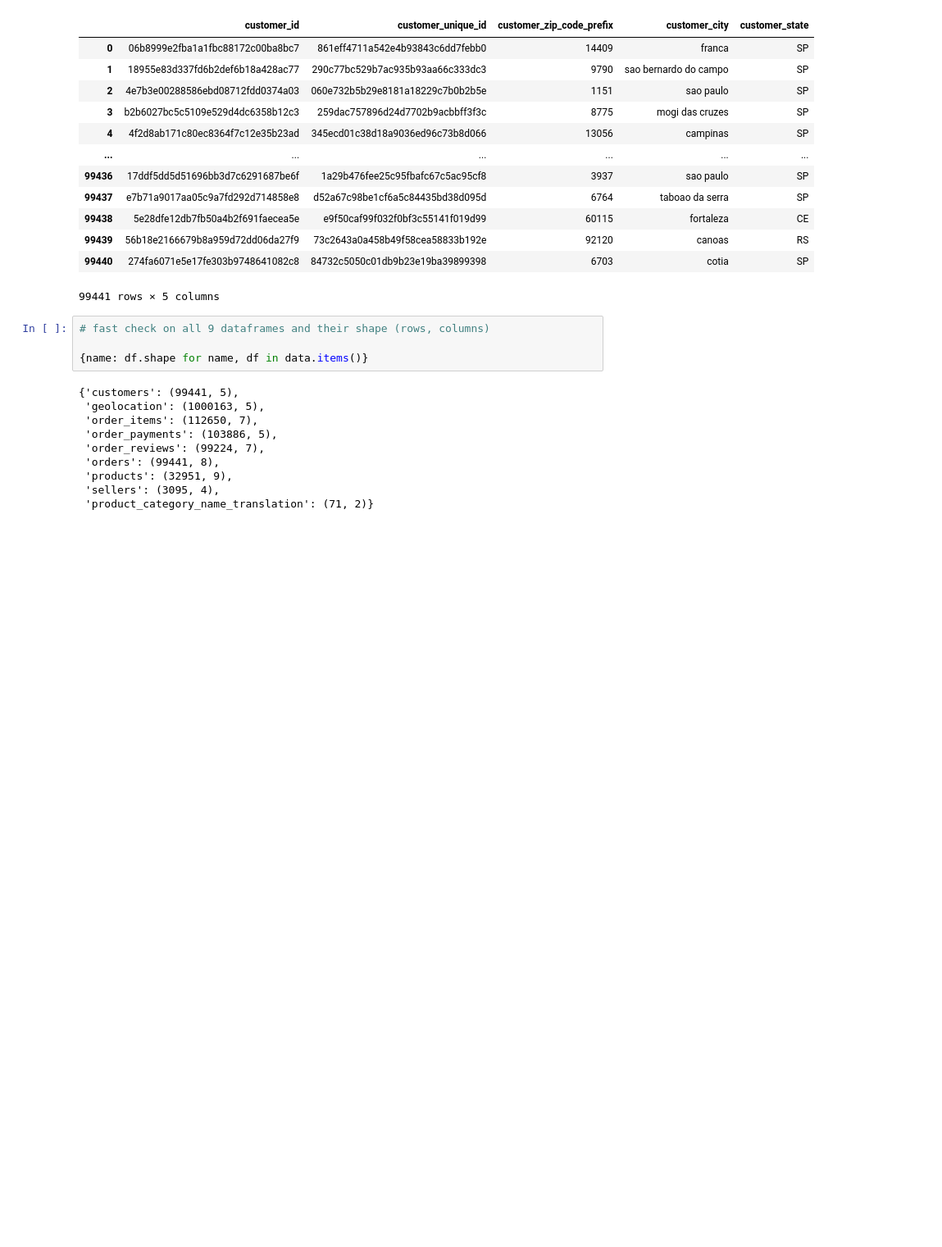
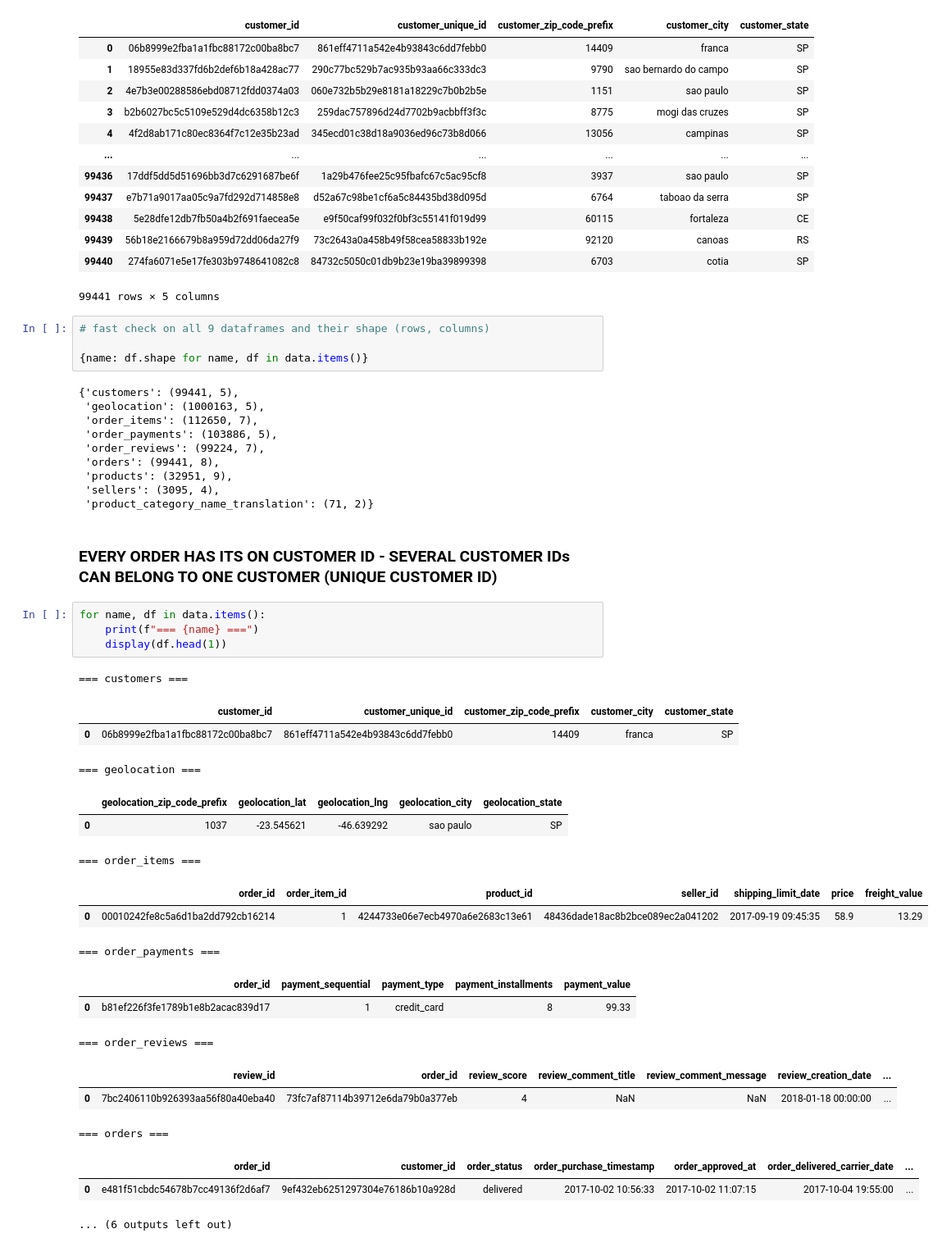
Before and after one commit to bschwirtzke/olist-profit-analysis, a Jupyter notebook: notebooks/01_data_understanding.ipynb, the cells around one changed output. Shown at 82% size. Cells and saved outputs as stored; diff of their text form; blank space fills up the shorter version.

```diff
--- a/notebooks/01_data_understanding.ipynb
+++ b/notebooks/01_data_understanding.ipynb
@@ -203,3 +203,29 @@ data["customers"]
  'products': (32951, 9),
  'sellers': (3095, 4),
  'product_category_name_translation': (71, 2)}
+# %% [markdown]
+### EVERY ORDER HAS ITS ON CUSTOMER ID - SEVERAL CUSTOMER IDs CAN BELONG TO ONE CUSTOMER (UNIQUE CUSTOMER ID)
+# %%
+for name, df in data.items():
+    print(f"=== {name} ===")
+    display(df.head(1))
+# %% [output]
+=== customers ===
+|  | customer_id | customer_unique_id | customer_zip_code_prefix | customer_city | customer_state |
+| 0 | 06b8999e2fba1a1fbc88172c00ba8bc7 | 861eff4711a542e4b93843c6dd7febb0 | 14409 | franca | SP |
+=== geolocation ===
+|  | geolocation_zip_code_prefix | geolocation_lat | geolocation_lng | geolocation_city | geolocation_state |
+| 0 | 1037 | -23.545621 | -46.639292 | sao paulo | SP |
+=== order_items ===
+|  | order_id | order_item_id | product_id | seller_id | shipping_limit_date | price | freight_value |
+| 0 | 00010242fe8c5a6d1ba2dd792cb16214 | 1 | 4244733e06e7ecb4970a6e2683c13e61 | 48436dade18ac8b2bce089ec2a041202 | 2017-09-19 09:45:35 | 58.9 | 13.29 |
+=== order_payments ===
+|  | order_id | payment_sequential | payment_type | payment_installments | payment_value |
+| 0 | b81ef226f3fe1789b1e8b2acac839d17 | 1 | credit_card | 8 | 99.33 |
+=== order_reviews ===
+|  | review_id | order_id | review_score | review_comment_title | review_comment_message | review_creation_date | ... |
+| 0 | 7bc2406110b926393aa56f80a40eba40 | 73fc7af87114b39712e6da79b0a377eb | 4 | NaN | NaN | 2018-01-18 00:00:00 | ... |
+=== orders ===
+|  | order_id | customer_id | order_status | order_purchase_timestamp | order_approved_at | order_delivered_carrier_date | ... |
+| 0 | e481f51cbdc54678b7cc49136f2d6af7 | 9ef432eb6251297304e76186b10a928d | delivered | 2017-10-02 10:56:33 | 2017-10-02 11:07:15 | 2017-10-04 19:55:00 | ... |
+... (6 outputs left out)
```
Also changed, not shown: parts of 3 cells of this notebook.
